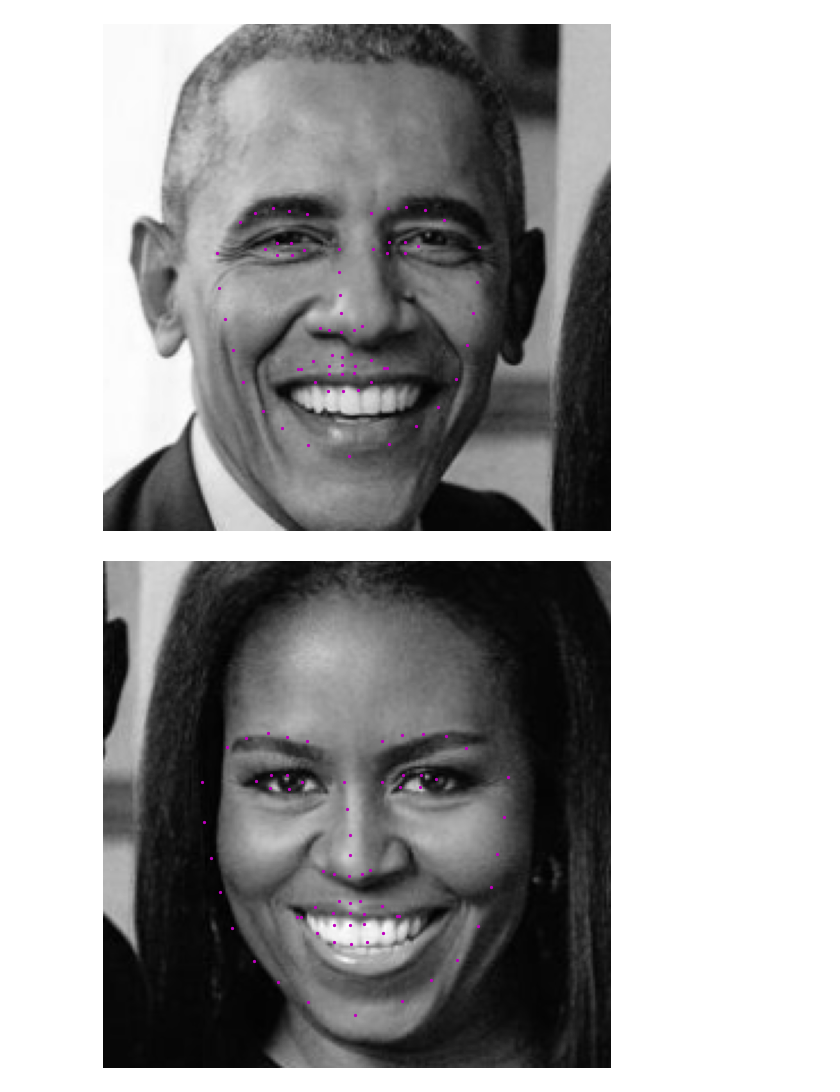
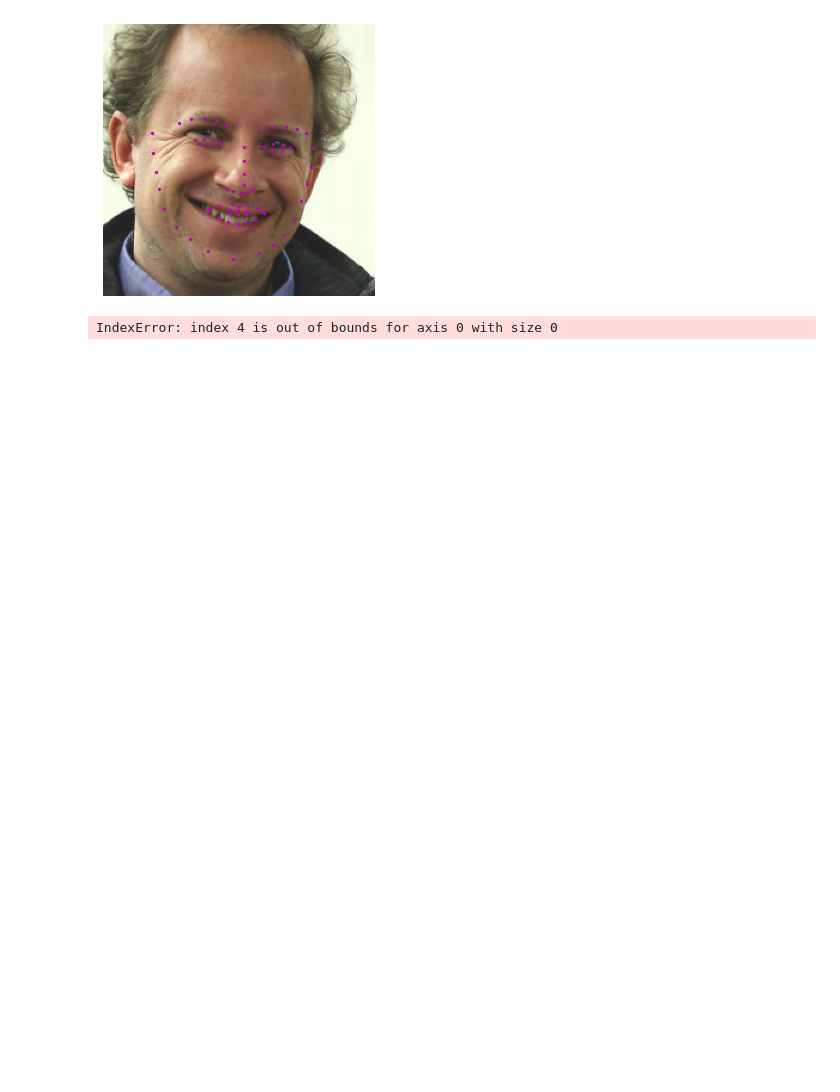
Before and after one commit to s-mayorov/computer_vision_projects, a Jupyter notebook: object_detection/facial_keypoints/pytorch/detection.ipynb, the cells around one changed output. Cells and saved outputs as stored; diff of their text form; code cells hidden in the pictures; blank space fills up the shorter version.

Commit message:
facial keypoints detection experiments; needs refactor

```diff
--- a/object_detection/facial_keypoints/pytorch/detection.ipynb
+++ b/object_detection/facial_keypoints/pytorch/detection.ipynb
@@ -10,7 +10,7 @@ def preprocess_roi(roi):
     resized = cv2.resize(normalized, (224,224))
     return resized
 
-image = cv2.imread('images/obamas.jpg')
+image = cv2.imread('images/jeremy-howard.jpg')
 image = cv2.cvtColor(image, cv2.COLOR_BGR2RGB)
 fig = plt.figure(figsize=(9,9))
 plt.imshow(image)
@@ -66,29 +66,97 @@ padding = 30
 
 images = []
 keypoints = []
+rois_shapes = []
 
 for (x,y,w,h) in faces:
     roi = image_copy[y-padding:y+h+padding, x-padding:x+w+padding]
-    roi = preprocess_roi(roi)
+    prep_roi = preprocess_roi(roi)
 
     # add 1 dim as batch dim and 1 dim as color channel
-    batch = torch.tensor(roi, dtype=torch.float32).reshape([1,1,roi.shape[0], roi.shape[1]])
+    batch = torch.tensor(prep_roi, dtype=torch.float32).reshape([1,1,prep_roi.shape[0], prep_roi.shape[1]])
 
     preds = net(batch)
     preds = preds.data.reshape(-1, 2).numpy()*50.+100
 
     images.append(roi)
     keypoints.append(preds)
+    rois_shapes.append(roi.shape)
 # %%
 faces_count = len(images)
 
 for i in range(faces_count):
-    plt.figure(figsize=(20,10))
+    plt.figure(figsize=(5,5))
     ax = plt.subplot(1, faces_count, i+1)
     plt.imshow(images[i], cmap='gray')
     plt.scatter(keypoints[i][:, 0], keypoints[i][:, 1], s=20, marker='.', c='m')
     plt.axis("off")
 plt.show()
 # %% [output]
-[figure, old version]
+[figure, new version]
-[figure, removed]
+# %%
+faces_with_glasses = []
+for i in range(faces_count):
+    image_copy = np.copy(images[i])
+
+    # top-left location for sunglasses to go
+    # 17 = edge of left eyebrow
+    x = int(keypoints[i][17, 0])
+    y = int(keypoints[i][17, 1])
+
+    # height and width of sunglasses
+    # h = length of nose
+    h = int(abs(keypoints[i][27,1] - keypoints[i][34,1]))
+    # w = left to right eyebrow edges
+    w = int(abs(keypoints[i][17,0] - keypoints[i][26,0]))
+
+    # read in sunglasses
+    sunglasses = cv2.imread('images/sunglasses.png', cv2.IMREAD_UNCHANGED)
+    # resize sunglasses
+    new_sunglasses =  cv2.resize(sunglasses, (w, h), interpolation = cv2.INTER_CUBIC)
+
+    # get region of interest on the face to change
+    roi_color = image_copy[y:y+h,x:x+w]
+
+    # find all non-transparent pts
+    ind = np.argwhere(new_sunglasses[:,:,3] > 0)
+
+    # for each non-transparent point, replace the original image pixel with that of the new_sunglasses
+    for j in range(3):
+        roi_color[ind[:,0],ind[:,1],j] = new_sunglasses[ind[:,0],ind[:,1],j]
+    # set the area of the image to the changed region with sunglasses
+    image_copy[y:y+h,x:x+w] = roi_color
+
+    # 33 = bottom of nose
+    x = int(abs(keypoints[i][33,1] - keypoints[i][51,1]))
+    y = int(abs(keypoints[i][33,0] - keypoints[i][51,0]))
+
+    # height and width of moustache
+    # h = length of mouth
+    h = int(abs(keypoints[i][51,1] - keypoints[i][57,1]))
+    # w = width of mouth
+    w = int(abs(keypoints[i][48,0] - keypoints[i][54,0]))
+
+    h += int(h*.3)
+    w += int(w*.3)
+
+    # read in sunglasses
+    moustache = cv2.imread('images/moustache.png', cv2.IMREAD_UNCHANGED)
+    # resize sunglasses
+    new_moustache =  cv2.resize(moustache, (w, h), interpolation = cv2.INTER_CUBIC)
+
+    # get region of interest on the face to change
+    roi_color = image_copy[int(y-h/2):int(y+h/2),int(x-w/2):int(x+w/2)]
+
+    # find all non-transparent pts
+    ind = np.argwhere(new_moustache[:,:,3] > 0)
+
+    # for each non-transparent point, replace the original image pixel with that of the new_sunglasses
+    for k in range(3):
+        roi_color[ind[:,0],ind[:,1],k] = new_moustache[ind[:,0],ind[:,1],k]
+    # set the area of the image to the changed region with sunglasses
+    image_copy[int(y-h/2):int(y+h/2),int(x-w/2):int(x+w/2)] = roi_color
+
+
+    faces_with_glasses.append(image_copy)
+# %% [output]
+IndexError: index 4 is out of bounds for axis 0 with size 0
```
Also changed, not shown: parts of 5 cells of this notebook, 6 other files.
